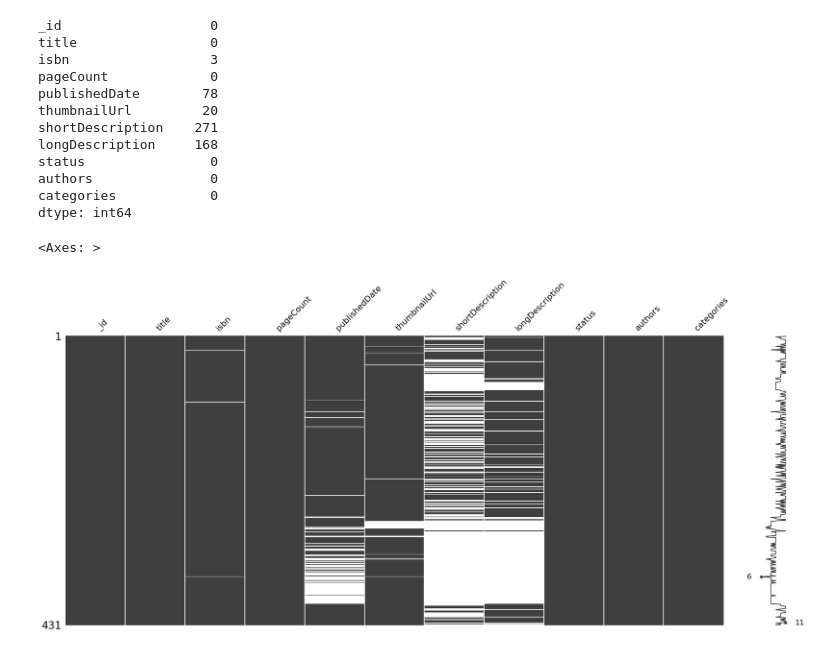
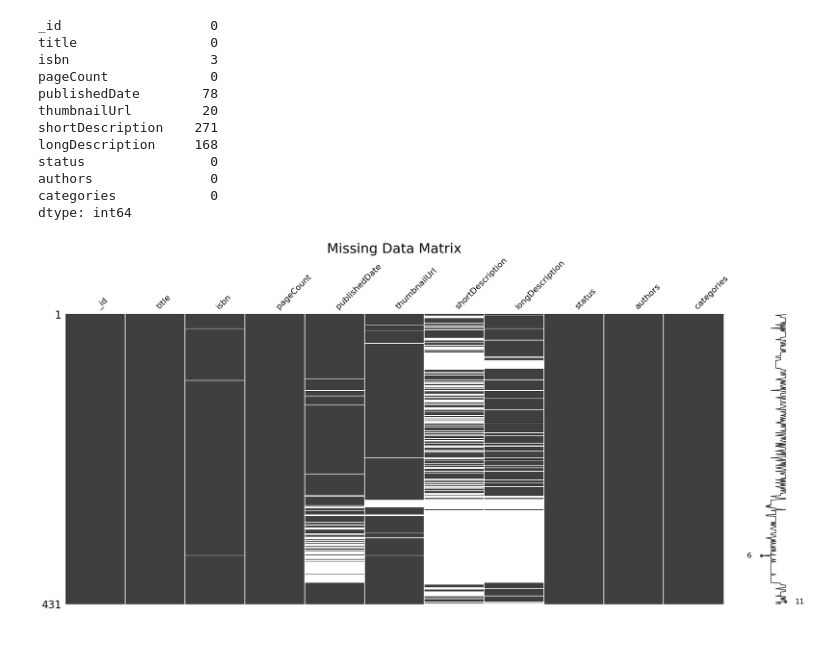
Before and after one commit to diosimar/Gobierno_datos_lab, a Jupyter notebook: notebooks/EDA.ipynb, the cells around one changed output. Cells and saved outputs as stored; diff of their text form; code cells hidden in the pictures.

Commit message:
EDA para datasets de books.json

```diff
--- a/notebooks/EDA.ipynb
+++ b/notebooks/EDA.ipynb
@@ -189,3 +186,30 @@ Data columns (total 11 columns):
  10  categories        431 non-null    object
 dtypes: int64(1), object(10)
 memory usage: 37.2+ KB
+# %%
+# Convierte el campo 'publishedDate' a tipo datetime, respetando los nulos
+books['publishedDate'] = pd.to_datetime(books['publishedDate'], errors='coerce')
+# Recalculate min and max dates
+print("\nFRango fechas de publicación :")
+print("Min:", books['publishedDate'].min())
+print("Max:", books['publishedDate'].max())
+
+# Obtener el conteo de publicaciones por año (ordenado de mayor a menor)
+published_per_year = books['publishedDate'].dt.year.value_counts().sort_values(ascending=False)
+
+# Crear la figura
+plt.figure(figsize=(10, 6))
+ax = published_per_year.plot(kind='barh', color='mediumseagreen')
+
+# Títulos y etiquetas
+plt.title('Libros publicados por año')
+plt.xlabel('Cantidad de libros')
+plt.ylabel('Año')
+plt.gca().invert_yaxis()  # Para que el año con más libros esté arriba
+
+# Añadir etiquetas de cantidad al final de cada barra
+for i, v in enumerate(published_per_year):
+    ax.text(v + 1, i, str(v), va='center', fontsize=9)
+
+plt.tight_layout()
+plt.show()
@@ -366,6 +430,7 @@ dtype: int64
 # %%
 import missingno as msno
 msno.matrix(books)
+plt.title('Missing Data Matrix', fontsize=26)
+plt.savefig(path_result_books + '/Missing_Data_Matrix.png')
 # %% [output]
-<Axes: >
-[figure, old version]
+[figure, new version]
```
Also changed, not shown: parts of 23 cells of this notebook, 15 other files.
